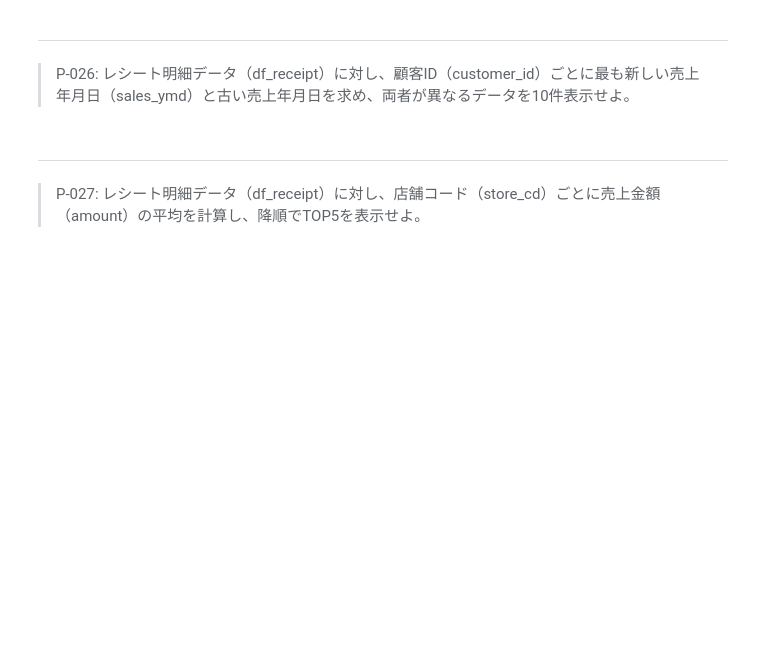
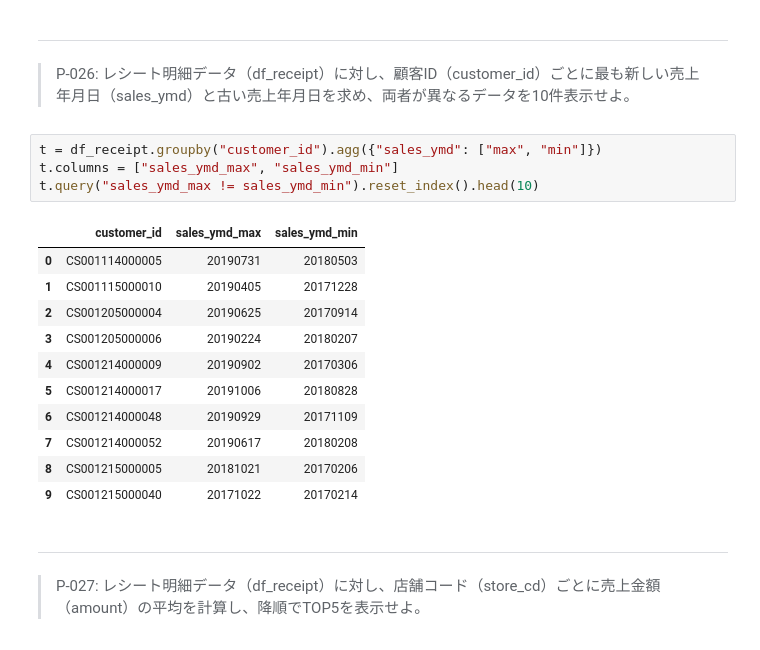
Before and after one commit to iakio/100knocks-preprocess, a Jupyter notebook: docker/work/preprocess_knock_Python.ipynb, the cells around one changed output. Cells and saved outputs as stored; diff of their text form; blank space fills up the shorter version.

```diff
--- a/docker/work/preprocess_knock_Python.ipynb
+++ b/docker/work/preprocess_knock_Python.ipynb
@@ -524,6 +552,22 @@ df_receipt[["store_cd", "amount", "quantity"]].groupby(["store_cd"]).sum().reset
 # %% [markdown]
 ---
 > P-026: レシート明細データ（df_receipt）に対し、顧客ID（customer_id）ごとに最も新しい売上年月日（sales_ymd）と古い売上年月日を求め、両者が異なるデータを10件表示せよ。
+# %%
+t = df_receipt.groupby("customer_id").agg({"sales_ymd": ["max", "min"]})
+t.columns = ["sales_ymd_max", "sales_ymd_min"]
+t.query("sales_ymd_max != sales_ymd_min").reset_index().head(10)
+# %% [output]
+|  | customer_id | sales_ymd_max | sales_ymd_min |
+| 0 | CS001114000005 | 20190731 | 20180503 |
+| 1 | CS001115000010 | 20190405 | 20171228 |
+| 2 | CS001205000004 | 20190625 | 20170914 |
+| 3 | CS001205000006 | 20190224 | 20180207 |
+| 4 | CS001214000009 | 20190902 | 20170306 |
+| 5 | CS001214000017 | 20191006 | 20180828 |
+| 6 | CS001214000048 | 20190929 | 20171109 |
+| 7 | CS001214000052 | 20190617 | 20180208 |
+| 8 | CS001215000005 | 20181021 | 20170206 |
+| 9 | CS001215000040 | 20171022 | 20170214 |
 # %% [markdown]
 ---
 > P-027: レシート明細データ（df_receipt）に対し、店舗コード（store_cd）ごとに売上金額（amount）の平均を計算し、降順でTOP5を表示せよ。
```
Also changed, not shown: parts of 4 cells of this notebook.
